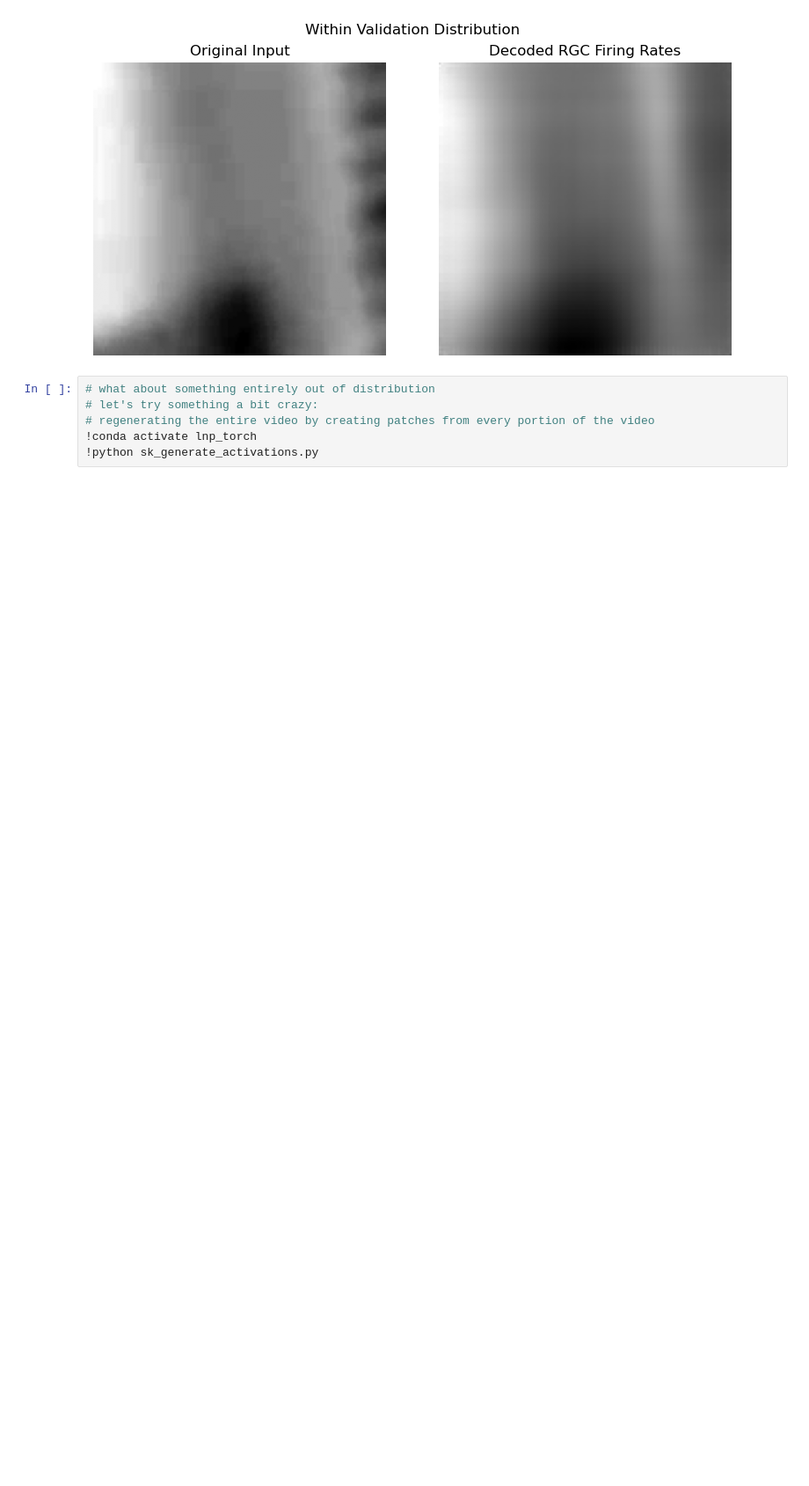
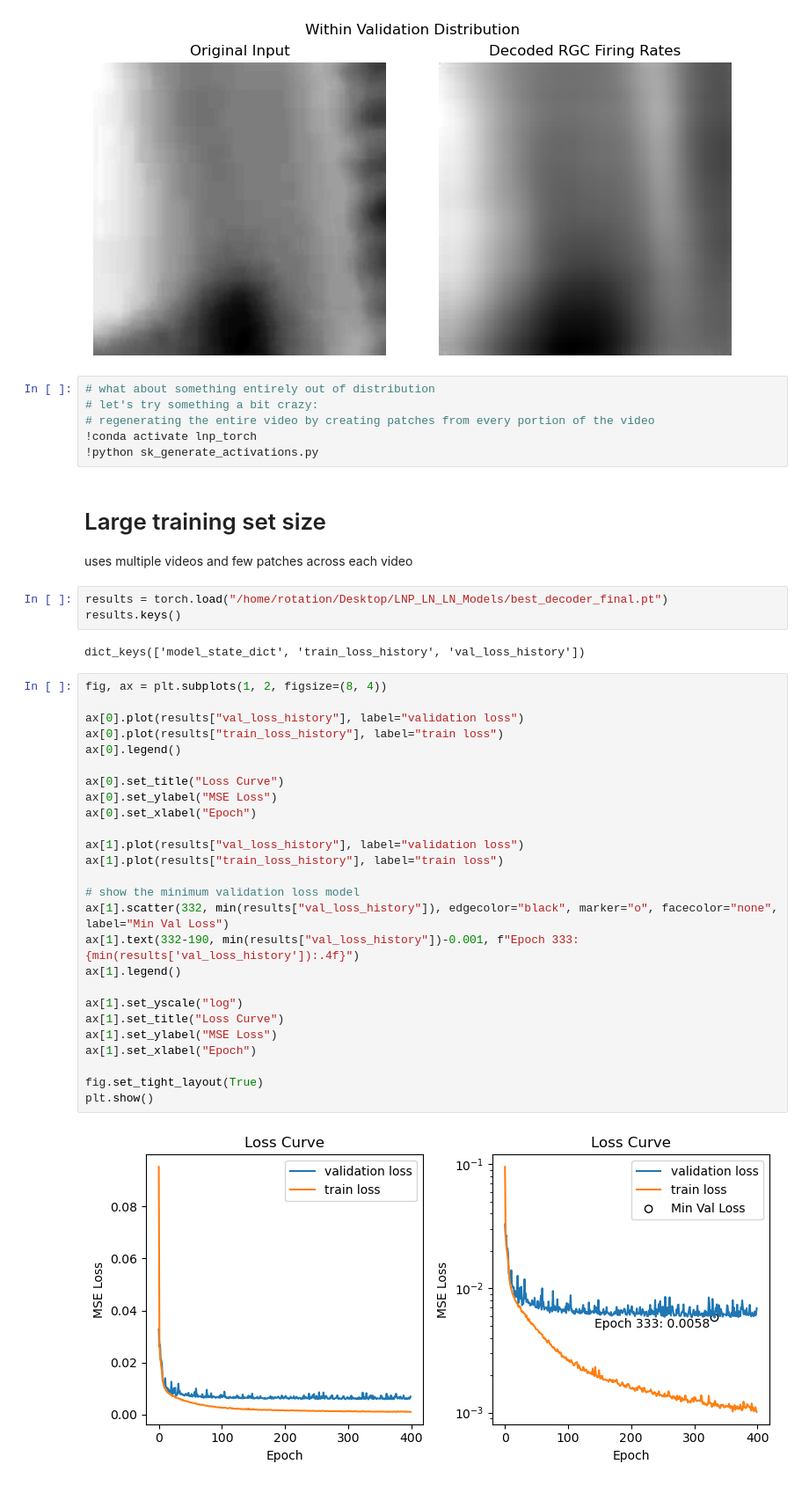
Before and after one commit to jzlab/LNP_LN_LN_Models, a Jupyter notebook: sk_analysis.ipynb, the cells around one changed output. Shown at 88% size. Cells and saved outputs as stored; diff of their text form; blank space fills up the shorter version.

Commit message:
adding some analysis for each cell type

```diff
--- a/sk_analysis.ipynb
+++ b/sk_analysis.ipynb
@@ -149,3 +151,39 @@ plt.show()
 # regenerating the entire video by creating patches from every portion of the video
 !conda activate lnp_torch
 !python sk_generate_activations.py
+# %% [markdown]
+# Large training set size
+uses multiple videos and few patches across each video
+# %%
+results = torch.load("/home/rotation/Desktop/LNP_LN_LN_Models/best_decoder_final.pt")
+results.keys()
+# %% [output]
+dict_keys(['model_state_dict', 'train_loss_history', 'val_loss_history'])
+# %%
+fig, ax = plt.subplots(1, 2, figsize=(8, 4))
+
+ax[0].plot(results["val_loss_history"], label="validation loss")
+ax[0].plot(results["train_loss_history"], label="train loss")
+ax[0].legend()
+
+ax[0].set_title("Loss Curve")
+ax[0].set_ylabel("MSE Loss")
+ax[0].set_xlabel("Epoch")
+
+ax[1].plot(results["val_loss_history"], label="validation loss")
+ax[1].plot(results["train_loss_history"], label="train loss")
+
+# show the minimum validation loss model
+ax[1].scatter(332, min(results["val_loss_history"]), edgecolor="black", marker="o", facecolor="none", label="Min Val Loss")
+ax[1].text(332-190, min(results["val_loss_history"])-0.001, f"Epoch 333: {min(results['val_loss_history']):.4f}")
+ax[1].legend()
+
+ax[1].set_yscale("log")
+ax[1].set_title("Loss Curve")
+ax[1].set_ylabel("MSE Loss")
+ax[1].set_xlabel("Epoch")
+
+fig.set_tight_layout(True)
+plt.show()
+# %% [output]
+[figure, added]
```
Also changed, not shown: parts of 8 cells of this notebook, 1 other file.
